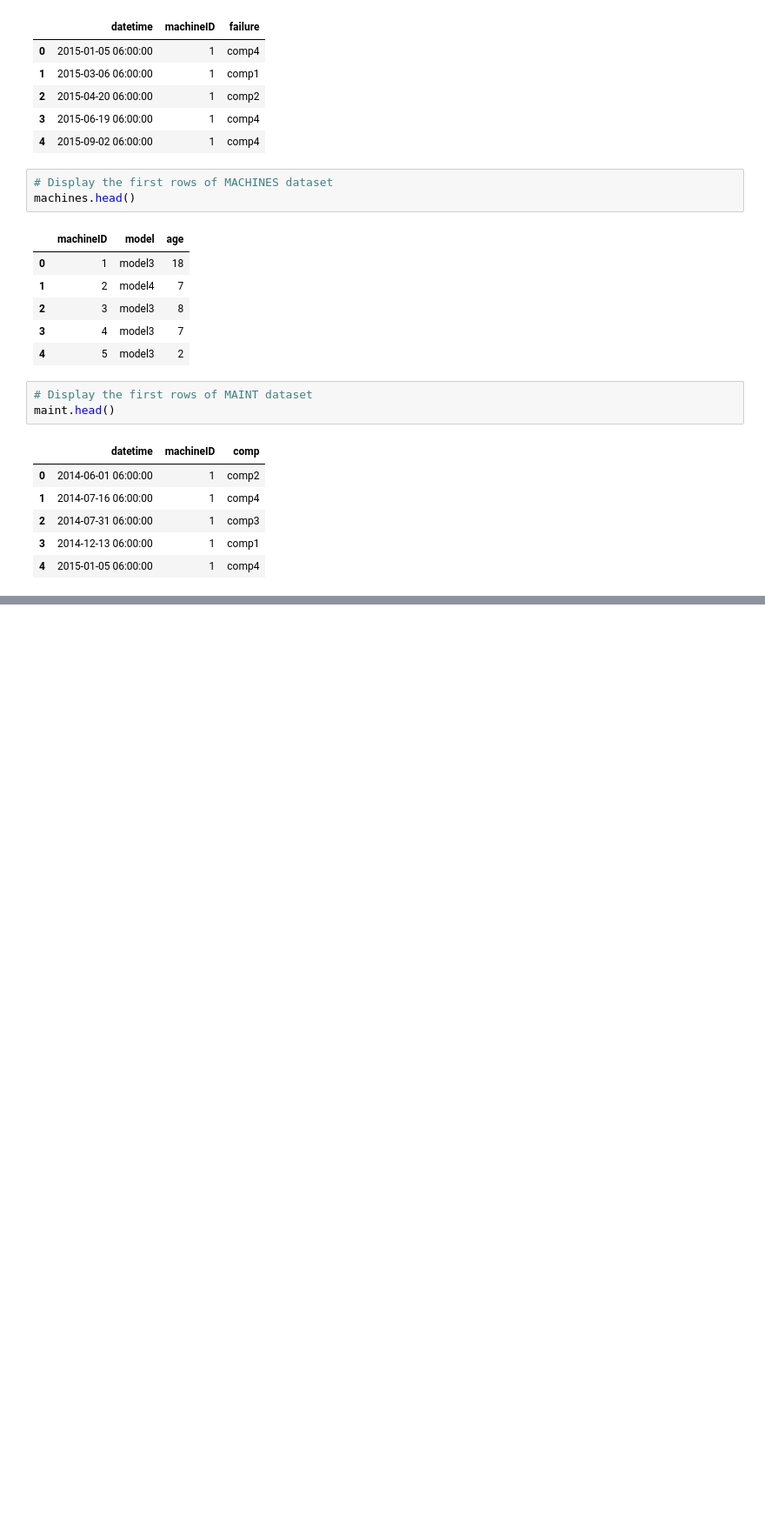
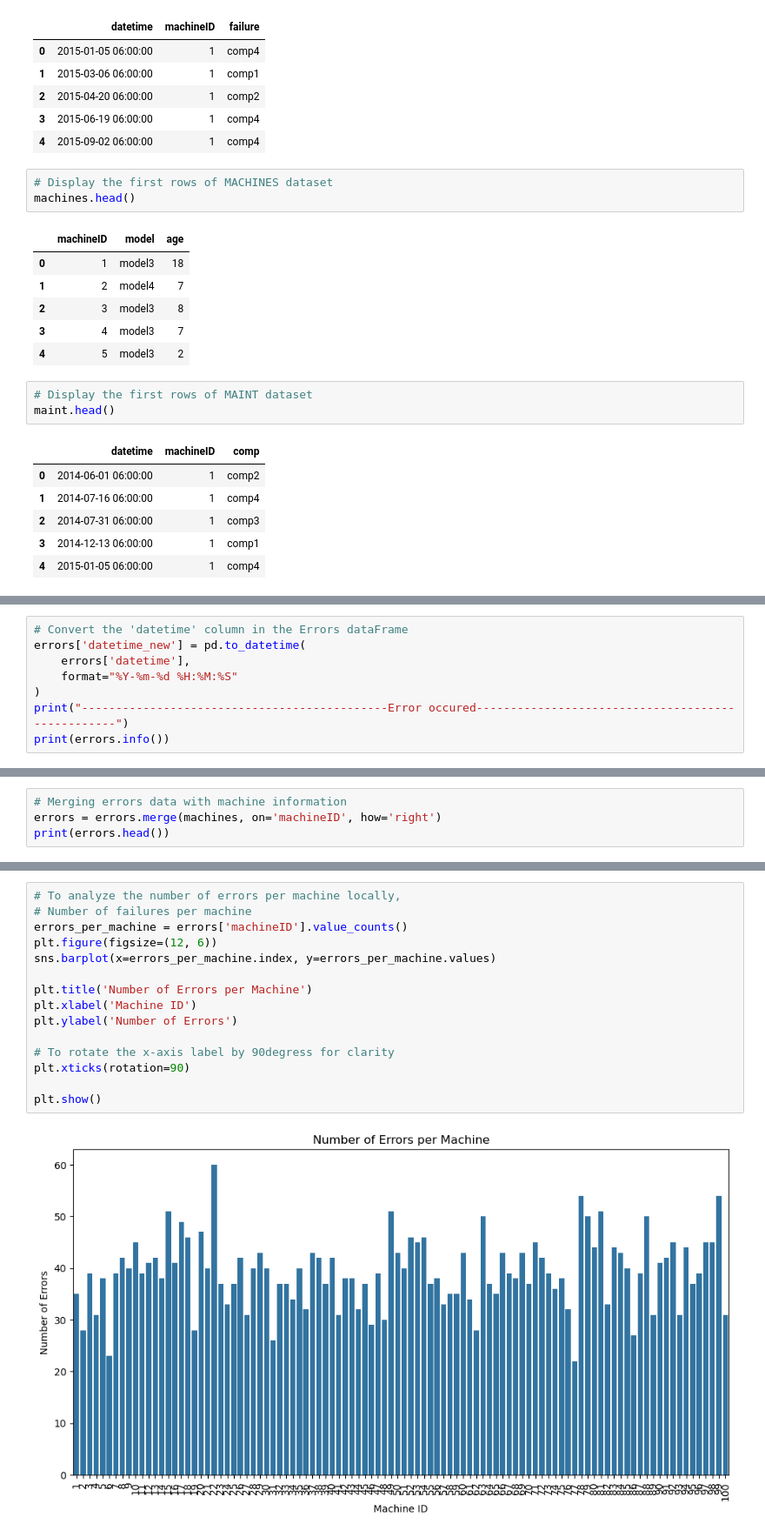
Before and after one commit to Femiux/Predictive_Maintenance, a Jupyter notebook: models/MY_MODEL.ipynb, the cells around one changed output, grey strips where cells are left out. Shown at 87% size. Cells and saved outputs as stored; diff of their text form; blank space fills up the shorter version.

```diff
--- a/models/MY_MODEL.ipynb
+++ b/models/MY_MODEL.ipynb
@@ -62,0 +111,8 @@ maint.head()
+# %%
+# Convert the 'datetime' column in the Errors dataFrame
+errors['datetime_new'] = pd.to_datetime(
+    errors['datetime'],
+    format="%Y-%m-%d %H:%M:%S"
+)
+print("---------------------------------------------Error occured--------------------------------------------------")
+print(errors.info())
@@ -80,0 +212,4 @@ print(telemetry.head())
+# %%
+# Merging errors data with machine information
+errors = errors.merge(machines, on='machineID', how='right')
+print(errors.head())
@@ -80,0 +494,17 @@ print(telemetry.head())
+# %%
+# To analyze the number of errors per machine locally,
+# Number of failures per machine
+errors_per_machine = errors['machineID'].value_counts()
+plt.figure(figsize=(12, 6))
+sns.barplot(x=errors_per_machine.index, y=errors_per_machine.values)
+
+plt.title('Number of Errors per Machine')
+plt.xlabel('Machine ID')
+plt.ylabel('Number of Errors')
+
+# To rotate the x-axis label by 90degress for clarity
+plt.xticks(rotation=90)
+
+plt.show()
+# %% [output]
+[figure, added]
```
Also changed, not shown: parts of 46 cells of this notebook.
